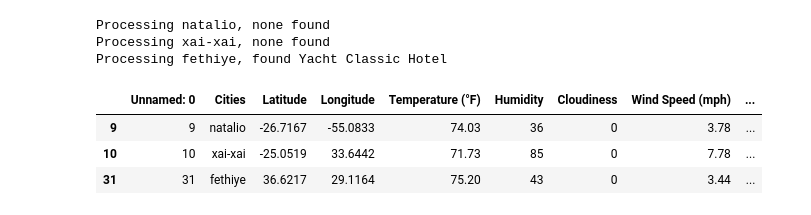
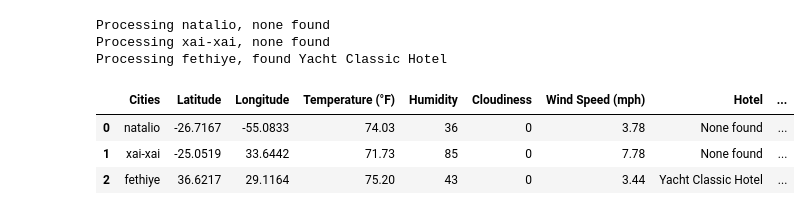
Before and after one commit to JuanjoFernandez/python-api-challenge, a Jupyter notebook: VacationPy/VacationPy.ipynb, the cells around one changed output. Drawn from its saved outputs; the diff is of its cells as text; code cells hidden in the pictures.

```diff
--- a/VacationPy/VacationPy.ipynb
+++ b/VacationPy/VacationPy.ipynb
@@ -32,7 +32,7 @@ import_file = 2
 
 # Opening csv file and converting to dataframe
 csv_path = os.path.join('..', 'WeatherPy', 'results_csv', avail_files.loc[import_file, 'Files Available'])
-weather_data = pd.read_csv(csv_path)
+weather_data = pd.read_csv(csv_path, index_col=0)
 
 weather_data
 # %% [output]
@@ -85,7 +85,7 @@ wind_speed = 10
 cloudiness = 0
 
 # Filtering the dataframe
-ideal_cities = weather_data.copy(deep=True)
+ideal_cities = weather_data.copy(deep=True).reset_index(drop=True)
 ideal_cities = ideal_cities.loc[(ideal_cities['Temperature (°F)'] > min_temp) &
                                 (ideal_cities['Temperature (°F)'] < max_temp) &
                                 (ideal_cities['Wind Speed (mph)'] < wind_speed) &
@@ -158,23 +158,26 @@ Processing fethiye, found Yacht Classic Hotel
 # %%
 # Appending hotels found to dataframe
 hotel_list['Hotel'] = hotel_name
 
 # Obtaining country
 country_list = []
 for city in hotel_list['Cities']:
 
     # Retrieving lat/lon from the dataframe
     latitude = hotel_list['Latitude'].loc[hotel_list['Cities'] == city].tolist()
     longitude = hotel_list['Longitude'].loc[hotel_list['Cities'] == city].tolist()
     citi = citipy.nearest_city(latitude[0], longitude[0])
     country = citi.country_code
 
+    # Appending country code
     country_list.append(country)
 
+# Adding country column to dataframe
 hotel_list['Country'] = country_list
+hotel_list = hotel_list.reset_index(drop=True)
 hotel_list
 # %% [output]
-|  | Unnamed: 0 | Cities | Latitude | Longitude | Temperature (°F) | Humidity | Cloudiness | Wind Speed (mph) | ... |
-| 9 | 9 | natalio | -26.7167 | -55.0833 | 74.03 | 36 | 0 | 3.78 | ... |
-| 10 | 10 | xai-xai | -25.0519 | 33.6442 | 71.73 | 85 | 0 | 7.78 | ... |
-| 31 | 31 | fethiye | 36.6217 | 29.1164 | 75.20 | 43 | 0 | 3.44 | ... |
+|  | Cities | Latitude | Longitude | Temperature (°F) | Humidity | Cloudiness | Wind Speed (mph) | Hotel | ... |
+| 0 | natalio | -26.7167 | -55.0833 | 74.03 | 36 | 0 | 3.78 | None found | ... |
+| 1 | xai-xai | -25.0519 | 33.6442 | 71.73 | 85 | 0 | 7.78 | None found | ... |
+| 2 | fethiye | 36.6217 | 29.1164 | 75.20 | 43 | 0 | 3.44 | Yacht Classic Hotel | ... |
```
Also changed, not shown: parts of 3 cells of this notebook, 1 other file.
